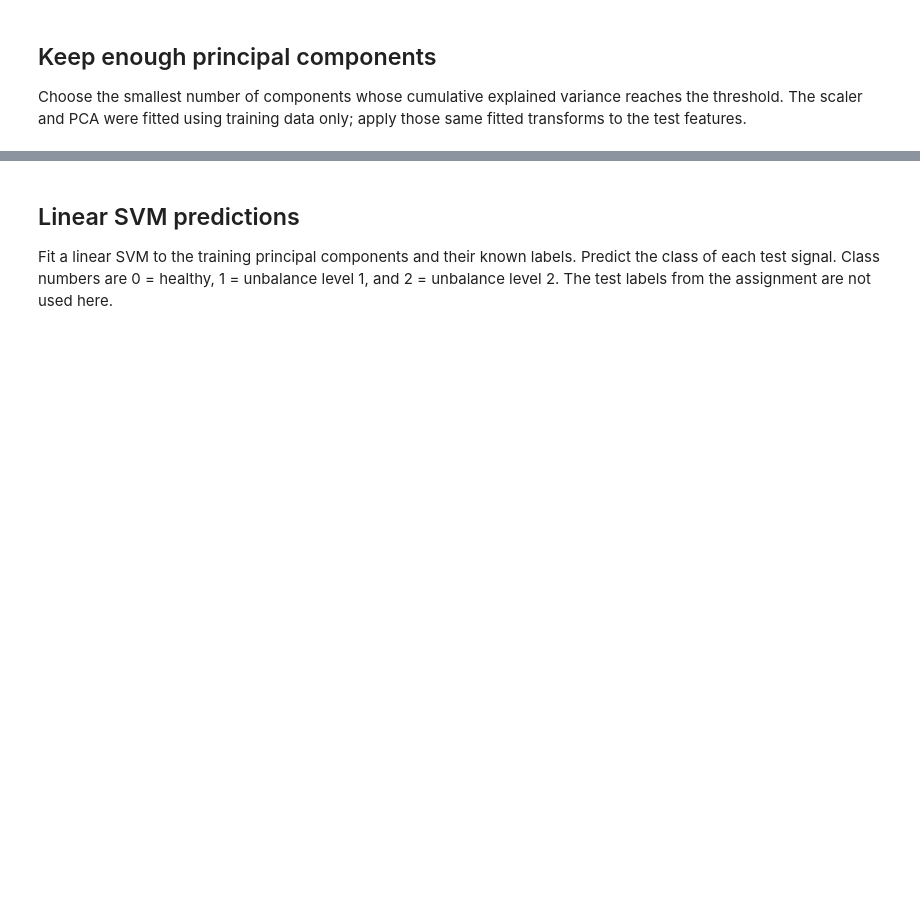
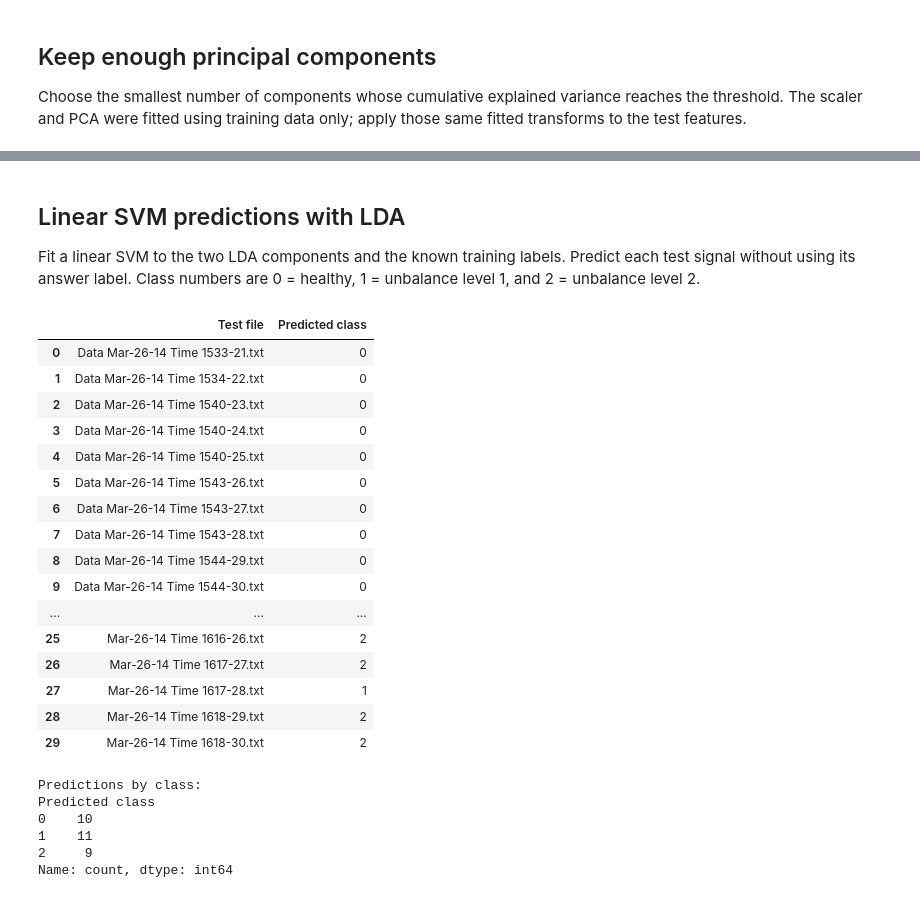
Before and after one commit to aMerricke/enme485-hw, a Jupyter notebook: hw3/hw3.ipynb, the cells around one changed output, grey strips where cells are left out. Cells and saved outputs as stored; diff of their text form; code cells hidden in the pictures; blank space fills up the shorter version.

```diff
--- a/hw3/hw3.ipynb
+++ b/hw3/hw3.ipynb
@@ -202,17 +248,77 @@ print("Test PCA shape:", test_pcs.shape)
+# %%
+cv = RepeatedStratifiedKFold(n_splits=5, n_repeats=10, random_state=42)
+cv_splits = list(cv.split(training_features, training_labels))
+
+pca_pipeline = make_pipeline(
+    StandardScaler(), PCA(n_components=VARIANCE_THRESHOLD, svd_solver="full"),
+    SVC(kernel="linear", C=1.0)
+)
+lda_pipeline = make_pipeline(
+    StandardScaler(), LinearDiscriminantAnalysis(n_components=2),
+    SVC(kernel="linear", C=1.0)
+)
+
+pca_scores = cross_val_score(pca_pipeline, training_features, training_labels, cv=cv_splits)
+lda_scores = cross_val_score(lda_pipeline, training_features, training_labels, cv=cv_splits)
+
+print(f"PCA + SVM: {pca_scores.mean():.1%} mean validation accuracy")
+print(f"LDA + SVM: {lda_scores.mean():.1%} mean validation accuracy")
+print(f"LDA better / equal / worse across folds: "
+      f"{np.sum(lda_scores > pca_scores)} / {np.sum(lda_scores == pca_scores)} / {np.sum(lda_scores < pca_scores)}")
+
+# Fit LDA on all training signals only, for visualization and final prediction.
+lda = LinearDiscriminantAnalysis(n_components=2)
+training_lda = lda.fit_transform(scaled_training_features, training_labels)
+test_lda = lda.transform(scaled_test_features)
+
+fig, axes = plt.subplots(1, 2, figsize=(11, 4))
+for class_number, class_name in [(0, "Healthy"), (1, "Unbalance 1"), (2, "Unbalance 2")]:
+    in_class = np.array(training_labels) == class_number
+    axes[0].scatter(training_pcs[in_class, 0], training_pcs[in_class, 1], label=class_name)
+    axes[1].scatter(training_lda[in_class, 0], training_lda[in_class, 1], label=class_name)
+axes[0].set(title="PCA: first two components", xlabel="PC1", ylabel="PC2")
+axes[1].set(title="LDA: both components", xlabel="LD1", ylabel="LD2")
+axes[1].legend()
+fig.tight_layout()
+plt.show()
 # %% [markdown]
-## Linear SVM predictions
+## Linear SVM predictions with LDA
 
-Fit a linear SVM to the training principal components and their known labels. Predict the class of each test signal. Class numbers are 0 = healthy, 1 = unbalance level 1, and 2 = unbalance level 2. The test labels from the assignment are not used here.
+Fit a linear SVM to the two LDA components and the known training labels. Predict each test signal without using its answer label. Class numbers are 0 = healthy, 1 = unbalance level 1, and 2 = unbalance level 2.
 # %%
 svm_model = SVC(kernel="linear", C=1.0)
-svm_model.fit(training_pcs, training_labels)
+svm_model.fit(training_lda, training_labels)
 
-test_predictions = svm_model.predict(test_pcs)
+test_predictions = svm_model.predict(test_lda)
 test_results = pd.DataFrame({
     "Test file": [path.name for path in test_files],
     "Predicted class": test_predictions,
 })
 
 display(test_results)
 print("Predictions by class:")
 print(test_results["Predicted class"].value_counts().sort_index())
+# %% [output]
+|  | Test file | Predicted class |
+| 0 | Data Mar-26-14 Time 1533-21.txt | 0 |
+| 1 | Data Mar-26-14 Time 1534-22.txt | 0 |
+| 2 | Data Mar-26-14 Time 1540-23.txt | 0 |
+| 3 | Data Mar-26-14 Time 1540-24.txt | 0 |
+| 4 | Data Mar-26-14 Time 1540-25.txt | 0 |
+| 5 | Data Mar-26-14 Time 1543-26.txt | 0 |
+| 6 | Data Mar-26-14 Time 1543-27.txt | 0 |
+| 7 | Data Mar-26-14 Time 1543-28.txt | 0 |
+| 8 | Data Mar-26-14 Time 1544-29.txt | 0 |
+| 9 | Data Mar-26-14 Time 1544-30.txt | 0 |
+| ... | ... | ... |
+| 25 | Mar-26-14 Time 1616-26.txt | 2 |
+| 26 | Mar-26-14 Time 1617-27.txt | 2 |
+| 27 | Mar-26-14 Time 1617-28.txt | 1 |
+| 28 | Mar-26-14 Time 1618-29.txt | 2 |
+| 29 | Mar-26-14 Time 1618-30.txt | 2 |
+Predictions by class:
+Predicted class
+0    10
+1    11
+2     9
+Name: count, dtype: int64
```
Also changed, not shown: parts of 7 cells of this notebook.
